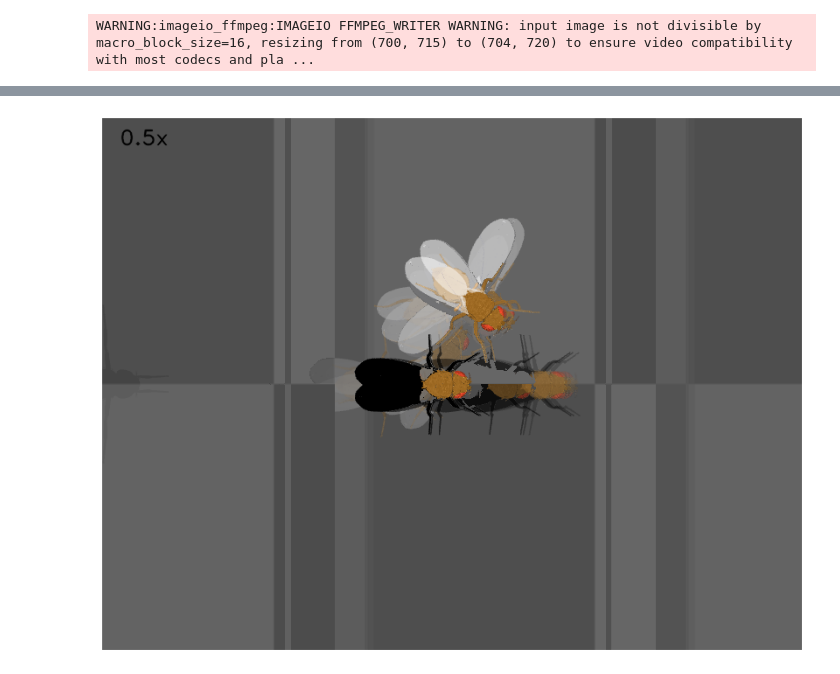
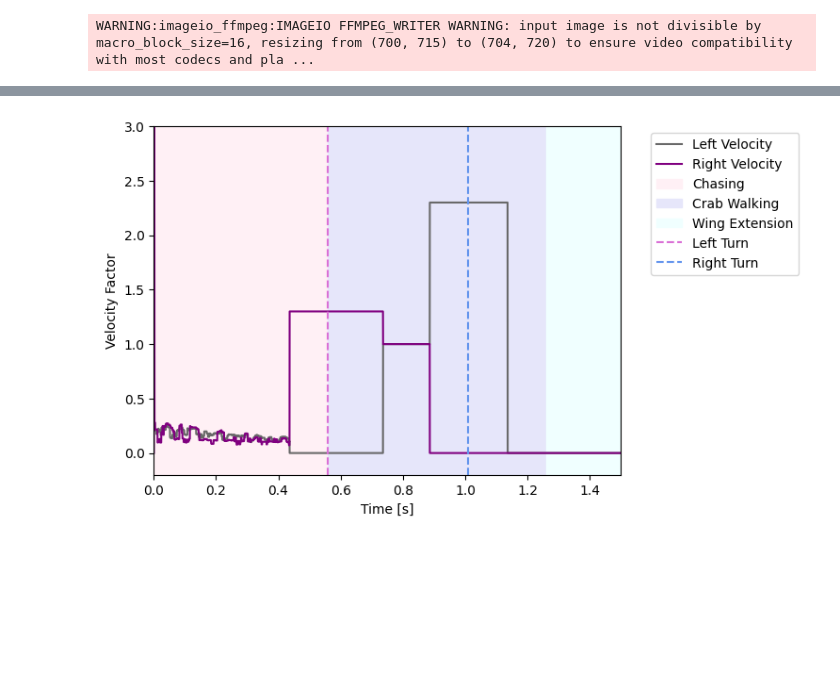
Before and after one commit to ValentineDelevaux/COBAR_project, a Jupyter notebook: 3_crab_walk_and_wings_extension.ipynb, the cells around one changed output, grey strips where cells are left out. Drawn from its saved outputs; the diff is of its cells as text; code cells hidden in the pictures; blank space fills up the shorter version.

```diff
--- a/3_crab_walk_and_wings_extension.ipynb
+++ b/3_crab_walk_and_wings_extension.ipynb
@@ -209,4 +214,23 @@ plot_chasing(t, speeds_fly0, speeds_fly1, proximities)
-# %%
-plot_overlayed_frames(birdeye_cam_frames, save=True)
-# %% [output]
-[figure, removed]
+# %%
+import matplotlib.pyplot as plt
+
+left = [arr[0] for arr in actions_fly0]
+
+# Extract the second values
+right = [arr[1] for arr in actions_fly0]
+
+plt.plot(t, left, label = 'Left Velocity', c = 'dimgray')
+plt.plot(t, right, label = 'Right Velocity', c = 'purple')
+plt.xlim(0, 1.5)
+plt.ylim(-0.2, 3)
+plt.axvspan(0, 0.56, color = 'lavenderblush', label = 'Chasing' )
+plt.axvspan(0.56, 1.26, color = 'lavender', label = 'Crab Walking' )
+plt.axvspan(1.26, 1.5, color = 'azure', label = 'Wing Extension' )
+plt.axvline(x = 0.56, linestyle = '--',label = 'Left Turn', color = 'orchid')
+plt.axvline(x = 1.01, linestyle = '--',label = 'Right Turn', color = 'cornflowerblue')
+plt.xlabel('Time [s]')
+plt.ylabel('Velocity Factor')
+plt.legend(bbox_to_anchor = (1.05, 1), loc = 'upper left')
+plt.show()
+# %% [output]
+[figure, added]
```
Also changed, not shown: parts of 9 cells of this notebook, 7 other files.
